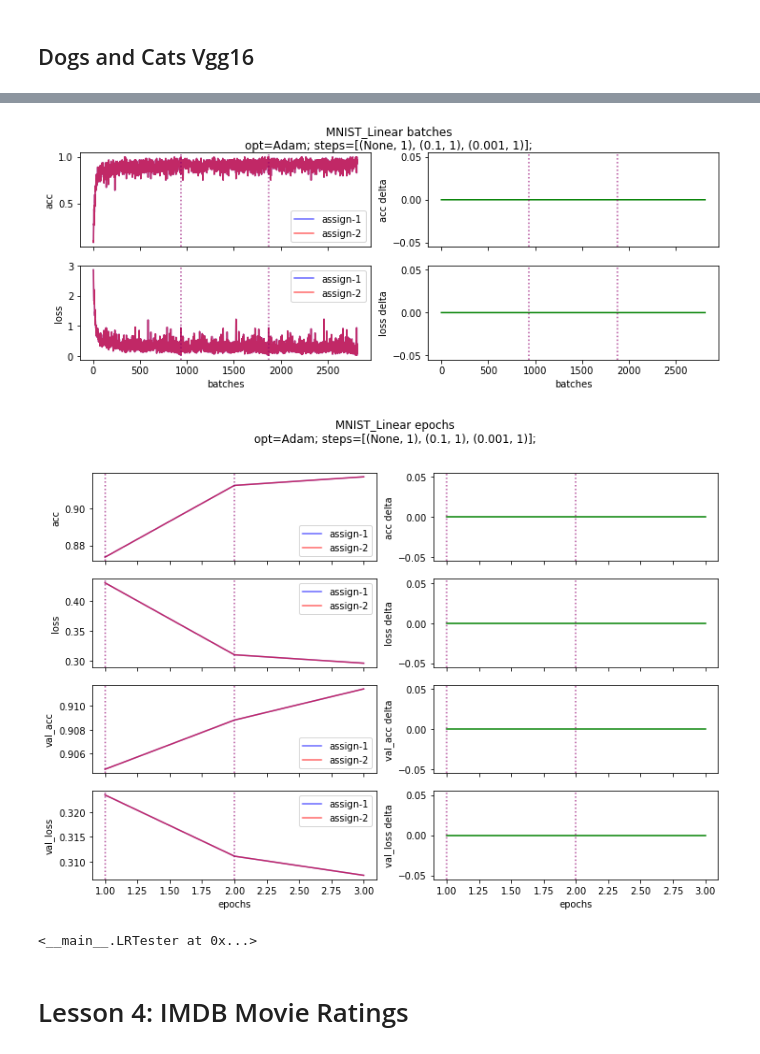
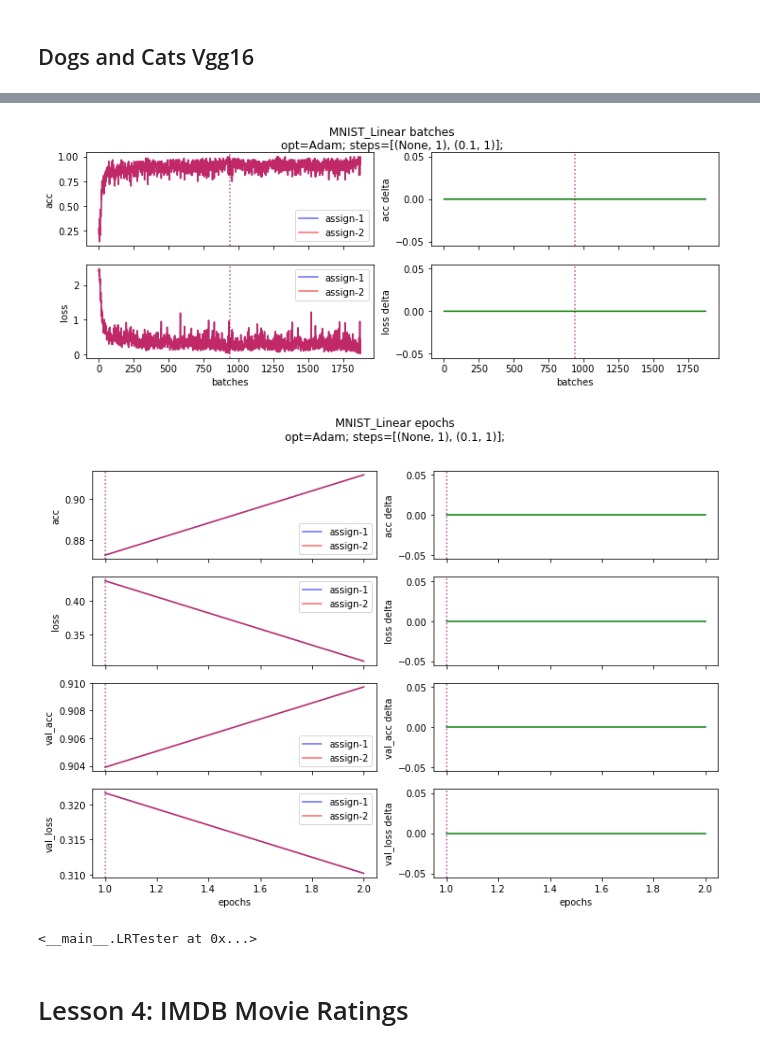
Before and after one commit to appleby/courses, a Jupyter notebook: deeplearning1/nbs/ma-learning-rate-test.ipynb, the cells around one changed output, grey strips where cells are left out. Drawn from its saved outputs; the diff is of its cells as text; code cells hidden in the pictures.

```diff
--- a/deeplearning1/nbs/ma-learning-rate-test.ipynb
+++ b/deeplearning1/nbs/ma-learning-rate-test.ipynb
@@ -172,7 +172,7 @@ class LRTester(object):
         opt1 = hist1.model.optimizer.__class__.__name__
         opt2 = hist2.model.optimizer.__class__.__name__
 
-        title = "{} {}\n".format(self.factory().__class__.__name__, figname)
+        title = "{} {}\n".format(self.factory.__name__, figname)
         opt = merge_if_equal("opt", opt1, opt2)
         steps = merge_if_equal("steps", hist1.steps, hist2.steps)
 
@@ -578,6 +578,6 @@ class DogsCats_Vgg16(object):
         model.fit_generator(batches, batches.N, validation_data=val_batches, nb_val_samples=val_batches.N,
                             **kwargs)
 # %%
-LRTester(MNIST_Linear, setter=BothAssign).run(steps=[None, 0.1, 0.001]).makefigs()
+LRTester(MNIST_Linear, setter=BothAssign).run(steps=[None, 0.1]).makefigs()
 # %% [output]
 Epoch 1/1
@@ -595,5 +591,5 @@ Epoch 1/1
-[figure, old version]
+[figure, new version]
-[figure, old version]
+[figure, new version]
 <__main__.LRTester at 0x...>
 # %% [markdown]
 # Lesson 4: IMDB Movie Ratings
```
Also changed, not shown: parts of 1 cell of this notebook.
